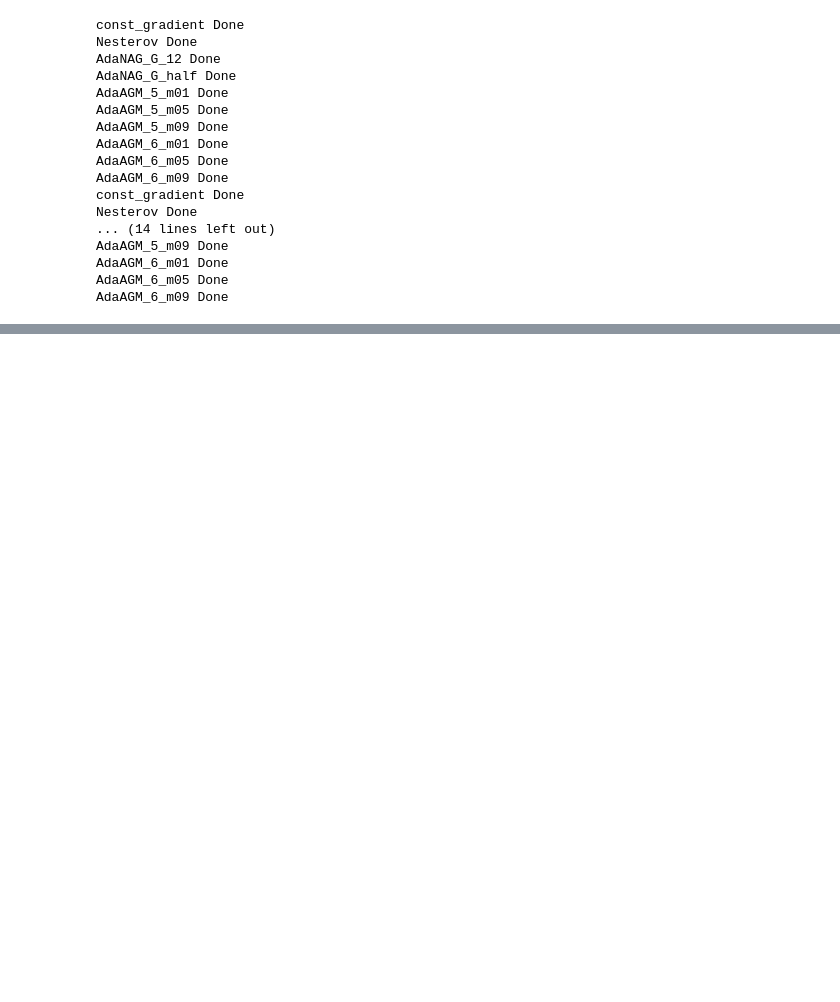
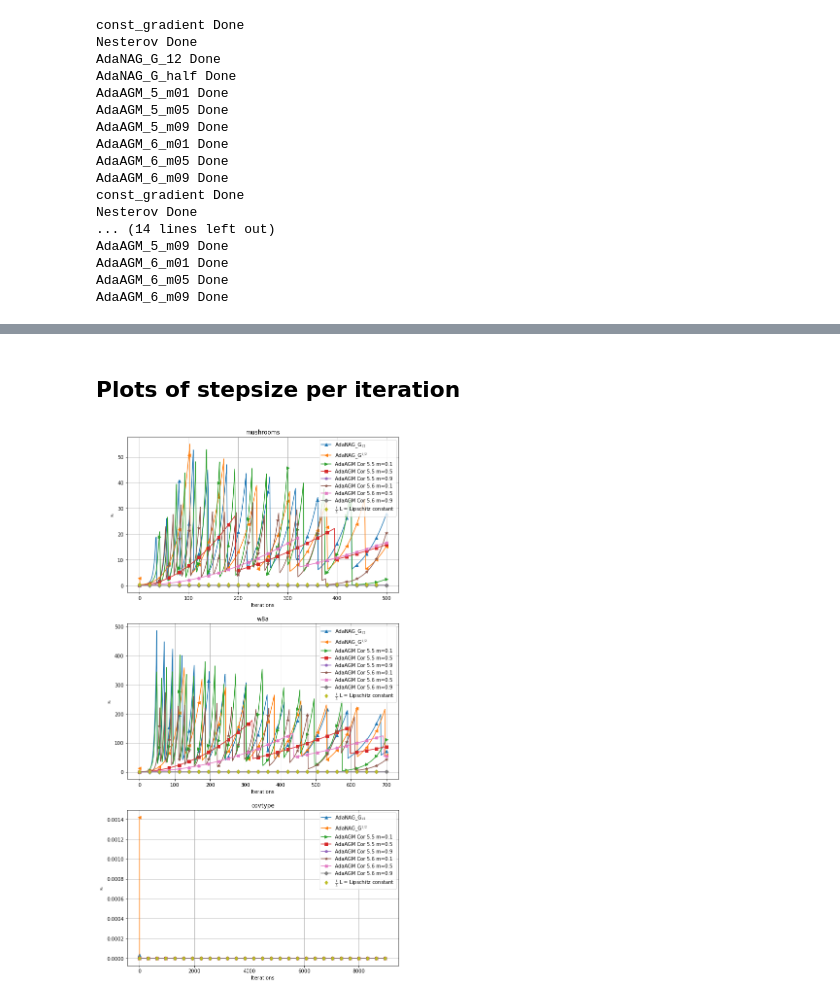
Before and after one commit to srenoldner/Adaptive_accelerated_gradient_descent, a Jupyter notebook: Testing logistic regression.ipynb, the cells around one changed output, grey strips where cells are left out. Cells and saved outputs as stored; diff of their text form; code cells hidden in the pictures; blank space fills up the shorter version.

```diff
--- a/Testing logistic regression.ipynb
+++ b/Testing logistic regression.ipynb
@@ -268,0 +290,17 @@ for k in range(3):
+# %% [markdown]
+## Plots of stepsize per iteration
+# %%
+fig, ax = plt.subplots(3, figsize=(10,20))
+for k in range(3):
+    for index, step_sequence in enumerate(steps[k]):
+        ax[k].plot(step_sequence, label=labels[index+2], marker = markers[index+2], markevery=mark_every[k])
+    vector = np.empty(iteration_list[k] + 1)
+    vector.fill(1/Lipschitz_constants[k])
+    ax[k].plot(vector, 'd', markevery=mark_every[k], label=r'$\frac{1}{L}$ L = Lipschitz constant')
+    ax[k].legend()
+    ax[k].set_title(titles[k])
+    ax[k].set_xlabel('Iterations')
+    ax[k].set_ylabel(r'$s_k$')
+    ax[k].grid()
+# %% [output]
+[figure, added]
```
Also changed, not shown: parts of 9 cells of this notebook, 1 other file.
